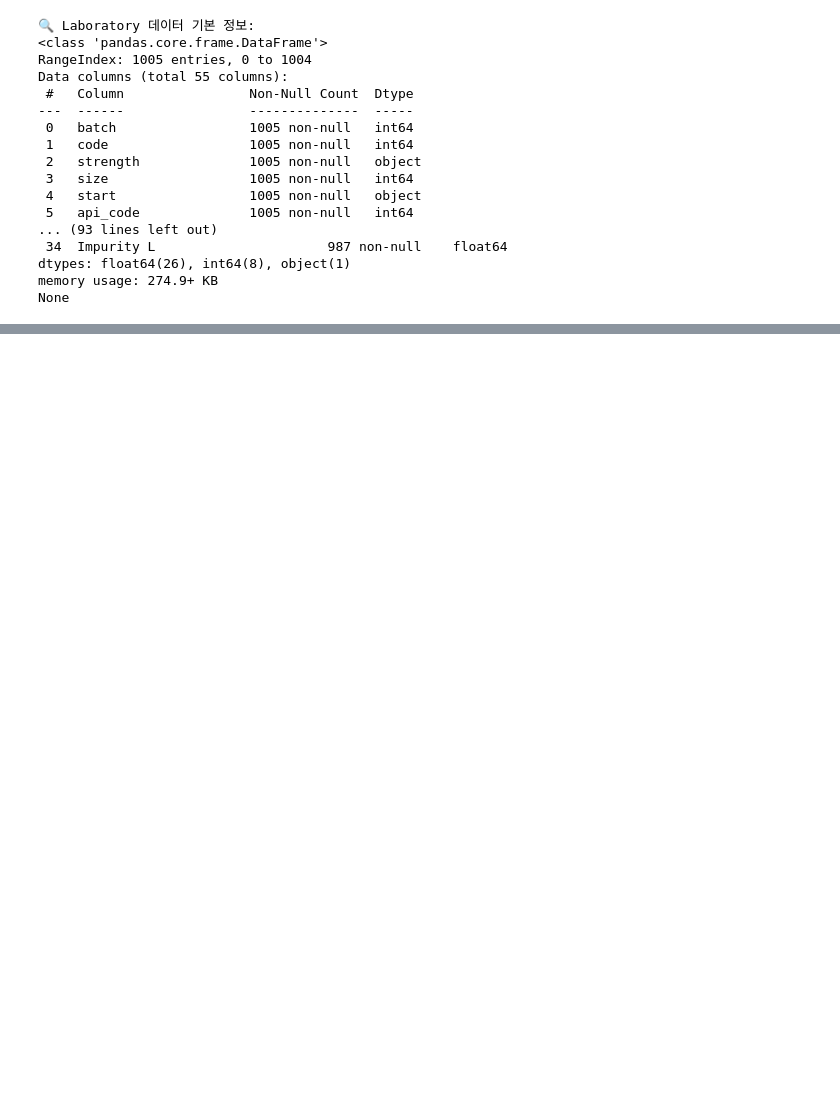
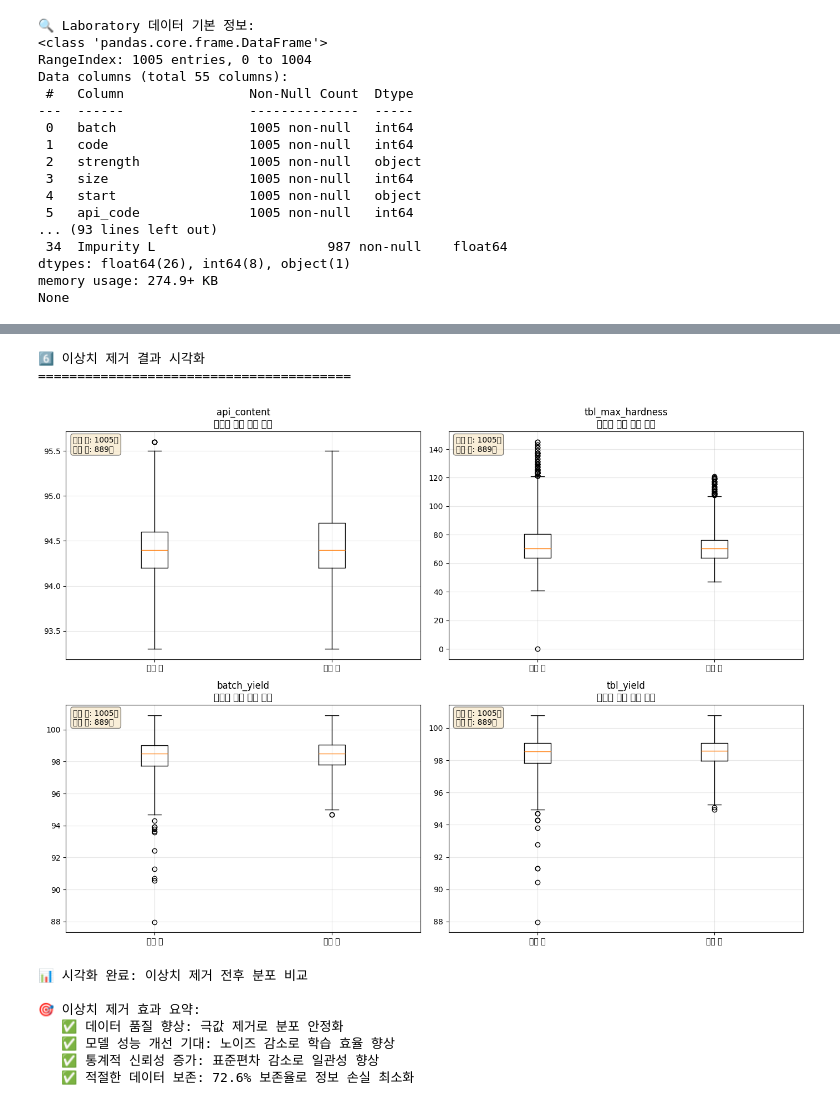
Before and after one commit to tonywjs/AI_in_pharmaceutical_manufacturing_250623, a Jupyter notebook: 05_Preprocessing.ipynb, the cells around one changed output, grey strips where cells are left out. Saved outputs shown, nothing was run; the diff lists cells and outputs as text; code cells hidden in the pictures; blank space fills up the shorter version.

```diff
--- a/05_Preprocessing.ipynb
+++ b/05_Preprocessing.ipynb
@@ -609,0 +1047,47 @@ merged_clean
+# %%
+# 이상치 제거 전후 분포 비교 시각화
+fig, axes = plt.subplots(2, 2, figsize=(14, 10))
+axes = axes.flatten()
+
+# 시각화할 변수들 (이상치가 많았던 변수들)
+viz_columns = ['api_content', 'tbl_max_hardness', 'batch_yield', 'tbl_yield']
+
+for i, col in enumerate(viz_columns):
+    if col in merged_df.columns and col in cleaned_df.columns:
+        # 제거 전 박스플롯
+        axes[i].boxplot([merged_df[col].dropna(), cleaned_df[col].dropna()],
+                       labels=['제거 전', '제거 후'],
+                       whis=2.0)
+        axes[i].set_title(f'{col}\n이상치 제거 전후 비교')
+        axes[i].grid(True, alpha=0.3)
+
+        # 통계 정보 추가
+        before_count = len(merged_df[col].dropna())
+        after_count = len(cleaned_df[col].dropna())
+        axes[i].text(0.02, 0.98, f'제거 전: {before_count}개\n제거 후: {after_count}개',
+                    transform=axes[i].transAxes,
+                    verticalalignment='top',
+                    bbox=dict(boxstyle='round', facecolor='wheat', alpha=0.5))
+
+plt.tight_layout()
+plt.show()
+
+print(f"📊 시각화 완료: 이상치 제거 전후 분포 비교")
+
+# 제거 효과 요약
+print(f"\n🎯 이상치 제거 효과 요약:")
+print(f"   ✅ 데이터 품질 향상: 극값 제거로 분포 안정화")
+print(f"   ✅ 모델 성능 개선 기대: 노이즈 감소로 학습 효율 향상")
+print(f"   ✅ 통계적 신뢰성 증가: 표준편차 감소로 일관성 향상")
+print(f"   ✅ 적절한 데이터 보존: {data_quality_score:.1f}% 보존율로 정보 손실 최소화")
+# %% [output]
+6️⃣ 이상치 제거 결과 시각화
+========================================
+[figure, added]
+📊 시각화 완료: 이상치 제거 전후 분포 비교
+
+🎯 이상치 제거 효과 요약:
+   ✅ 데이터 품질 향상: 극값 제거로 분포 안정화
+   ✅ 모델 성능 개선 기대: 노이즈 감소로 학습 효율 향상
+   ✅ 통계적 신뢰성 증가: 표준편차 감소로 일관성 향상
+   ✅ 적절한 데이터 보존: 72.6% 보존율로 정보 손실 최소화
```
Also changed, not shown: parts of 51 cells of this notebook.
